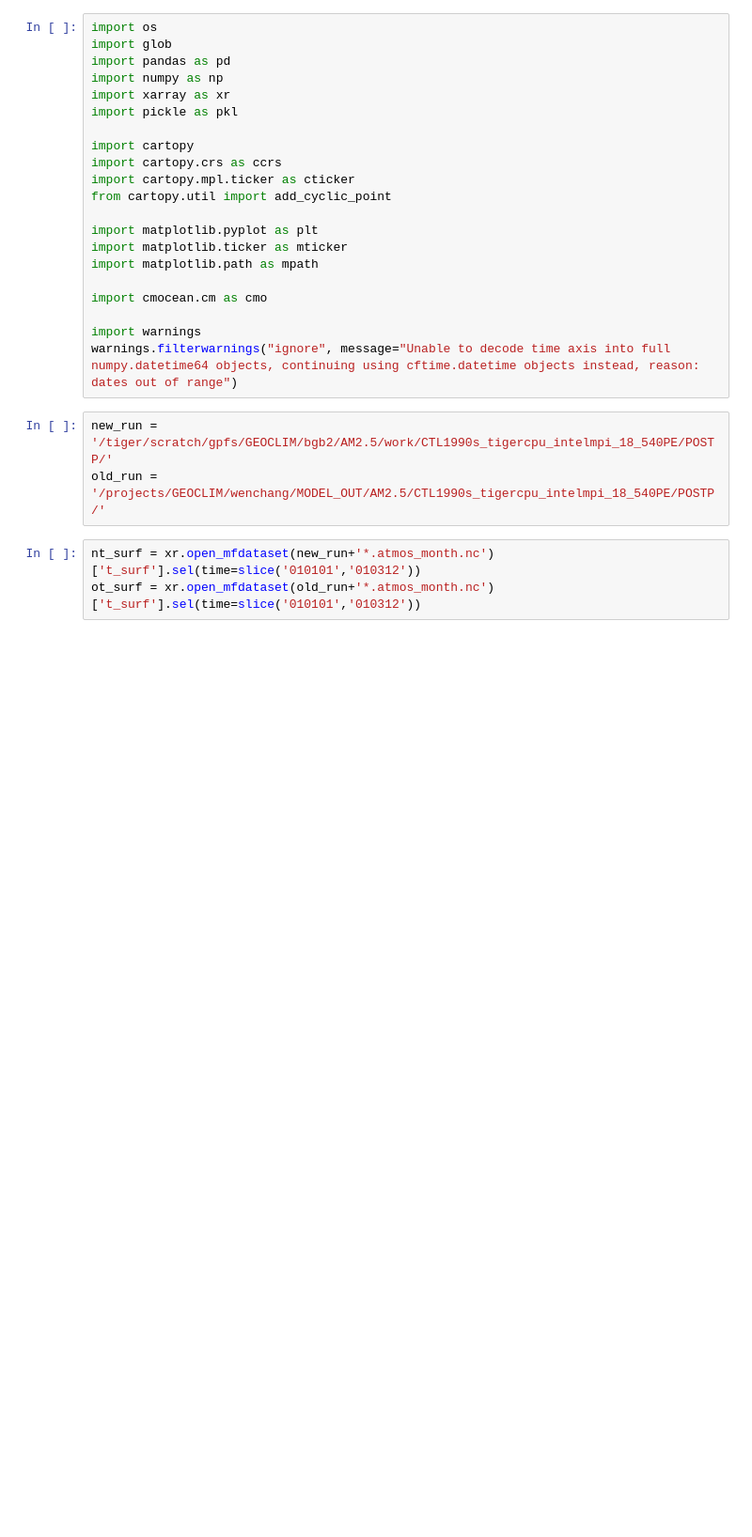
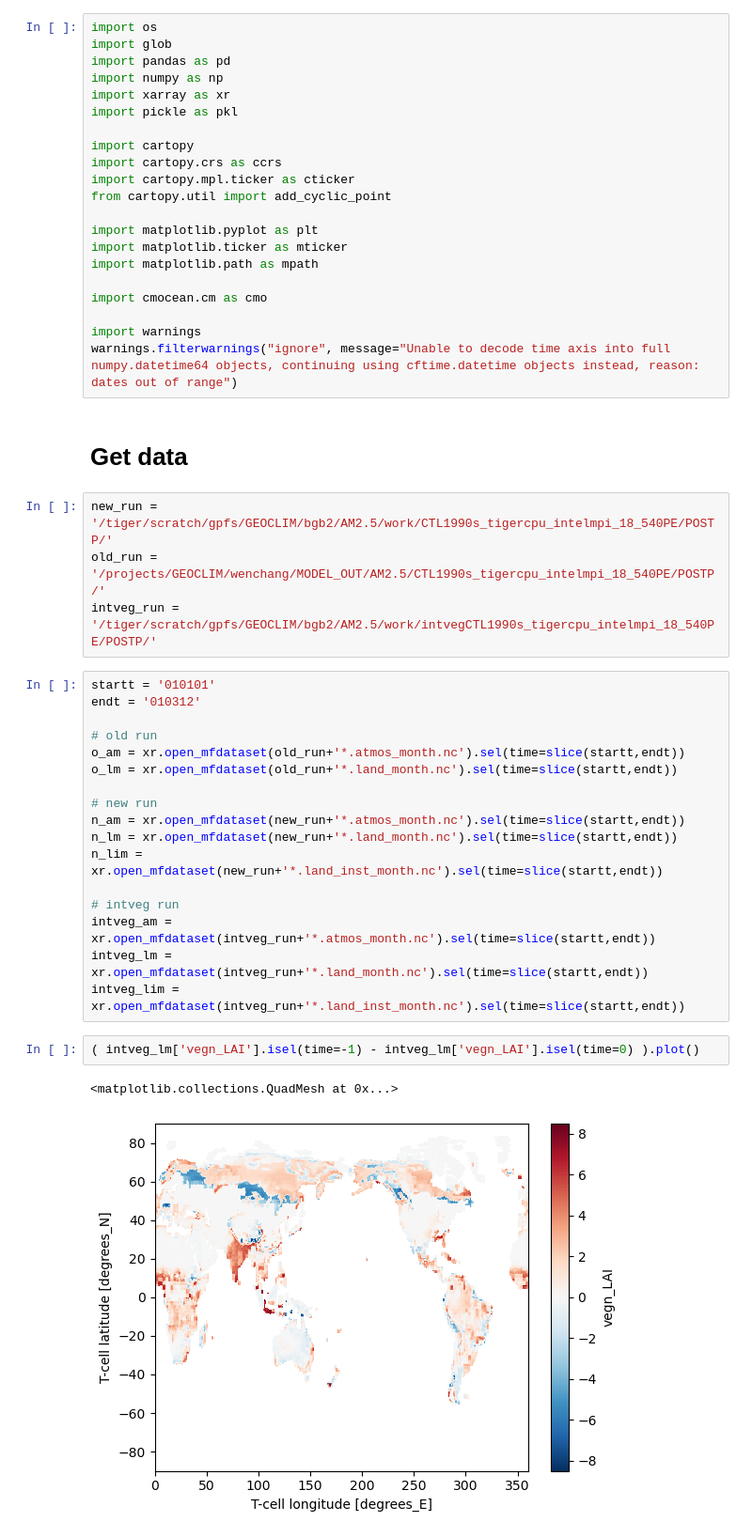
Before and after one commit to bbuchovecky/itcz_phys, a Jupyter notebook: notebooks/00_test.ipynb, the cells around one changed output. Shown: that part at 94% size. Drawn from its saved outputs; the diff is of its cells as text; blank space fills up the shorter version.

Commit message:
mainly improved file management for new CMIP6 data

```diff
--- a/notebooks/00_test.ipynb
+++ b/notebooks/00_test.ipynb
@@ -26,9 +28,31 @@ import cmocean.cm as cmo
 
 import warnings
 warnings.filterwarnings("ignore", message="Unable to decode time axis into full numpy.datetime64 objects, continuing using cftime.datetime objects instead, reason: dates out of range")
+# %% [markdown]
+# Get data
 # %%
 new_run = '/tiger/scratch/gpfs/GEOCLIM/bgb2/AM2.5/work/CTL1990s_tigercpu_intelmpi_18_540PE/POSTP/'
 old_run = '/projects/GEOCLIM/wenchang/MODEL_OUT/AM2.5/CTL1990s_tigercpu_intelmpi_18_540PE/POSTP/'
+intveg_run = '/tiger/scratch/gpfs/GEOCLIM/bgb2/AM2.5/work/intvegCTL1990s_tigercpu_intelmpi_18_540PE/POSTP/'
 # %%
-nt_surf = xr.open_mfdataset(new_run+'*.atmos_month.nc')['t_surf'].sel(time=slice('010101','010312'))
-ot_surf = xr.open_mfdataset(old_run+'*.atmos_month.nc')['t_surf'].sel(time=slice('010101','010312'))
+startt = '010101'
+endt = '010312'
+
+# old run
+o_am = xr.open_mfdataset(old_run+'*.atmos_month.nc').sel(time=slice(startt,endt))
+o_lm = xr.open_mfdataset(old_run+'*.land_month.nc').sel(time=slice(startt,endt))
+
+# new run
+n_am = xr.open_mfdataset(new_run+'*.atmos_month.nc').sel(time=slice(startt,endt))
+n_lm = xr.open_mfdataset(new_run+'*.land_month.nc').sel(time=slice(startt,endt))
+n_lim = xr.open_mfdataset(new_run+'*.land_inst_month.nc').sel(time=slice(startt,endt))
+
+# intveg run
+intveg_am = xr.open_mfdataset(intveg_run+'*.atmos_month.nc').sel(time=slice(startt,endt))
+intveg_lm = xr.open_mfdataset(intveg_run+'*.land_month.nc').sel(time=slice(startt,endt))
+intveg_lim = xr.open_mfdataset(intveg_run+'*.land_inst_month.nc').sel(time=slice(startt,endt))
+# %%
+( intveg_lm['vegn_LAI'].isel(time=-1) - intveg_lm['vegn_LAI'].isel(time=0) ).plot()
+# %% [output]
+<matplotlib.collections.QuadMesh at 0x...>
+[figure, added]
```
Also changed, not shown: parts of 9 cells of this notebook, 26 other files.
